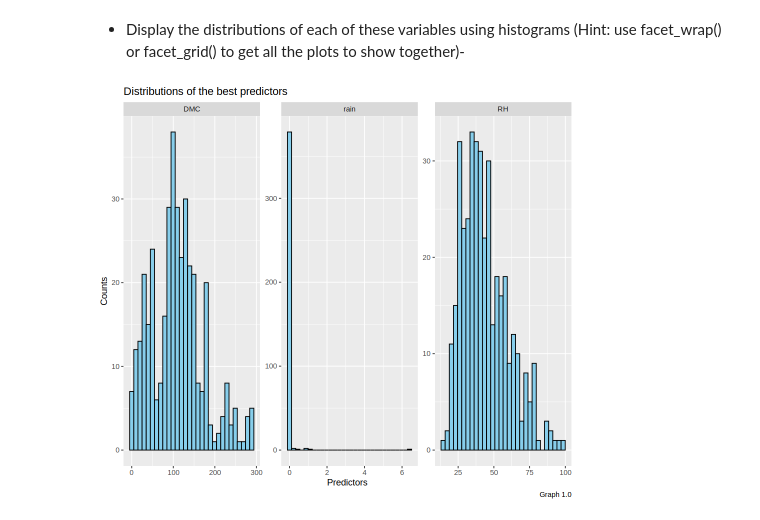
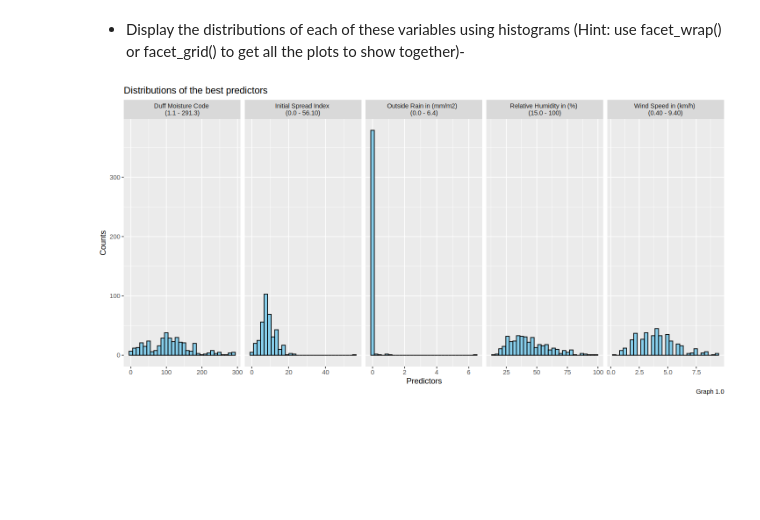
Before and after one commit to perdomopatrick/group7, a Jupyter notebook: patrickCode.ipynb, the cells around one changed output. Cells and saved outputs as stored; diff of their text form; code cells hidden in the pictures; blank space fills up the shorter version.

```diff
--- a/patrickCode.ipynb
+++ b/patrickCode.ipynb
@@ -185,27 +185,30 @@ A tibble: 8 × 3
 - Display the distributions of each of these variables using histograms (Hint: use facet_wrap() or facet_grid() to get all the plots to show together)-
 # %%
 
-options(repr.plot.width = 8, repr.plot.height = 7)
+options(repr.plot.width = 12, repr.plot.height = 6)
 
 melted_data <- data_training |>
-    select(RH,rain,DMC,area) |>
+    select(-FFMC, -DC, -temp) |>
     pivot_longer(cols = -area,
                  names_to = "predictors",
                  values_to = "values")
 
-predictor_labels <- c(RH = "Relative Humidity in % \n(15.0 - 100)",
-                   rain = "Outside Rain in mm/m2  \n(0.0 - 6.4)",
-                     DMC="Duff Moisture Code \n(1.1 - 291.3)")
+predictor_labels <- c(RH = "Relative Humidity in (%) \n(15.0 - 100)",
+                   rain = "Outside Rain in (mm/m2)  \n(0.0 - 6.4)",
+                     DMC="Duff Moisture Code \n(1.1 - 291.3)",
+                     wind="Wind Speed in (km/h) \n(0.40 - 9.40)",
+                     ISI="Initial Spread Index \n(0.0 - 56.10)")
 
 distribution_plot <- melted_data |>
     ggplot(aes(x = values)) +
     geom_histogram(position = 'identity', bins = 30,fill = "skyblue", color = "black") +
     labs(x = "Predictors",
          y = "Counts",
          title = "Distributions of the best predictors",
          caption = "Graph 1.0") +
-    facet_wrap(vars(predictors), scales = "free")
+    facet_grid(cols = vars(predictors), scales = "free",
+               labeller = labeller(predictors = predictor_labels))
 
 distribution_plot
 # %% [output]
-[figure, old version]
+[figure, new version]
```
